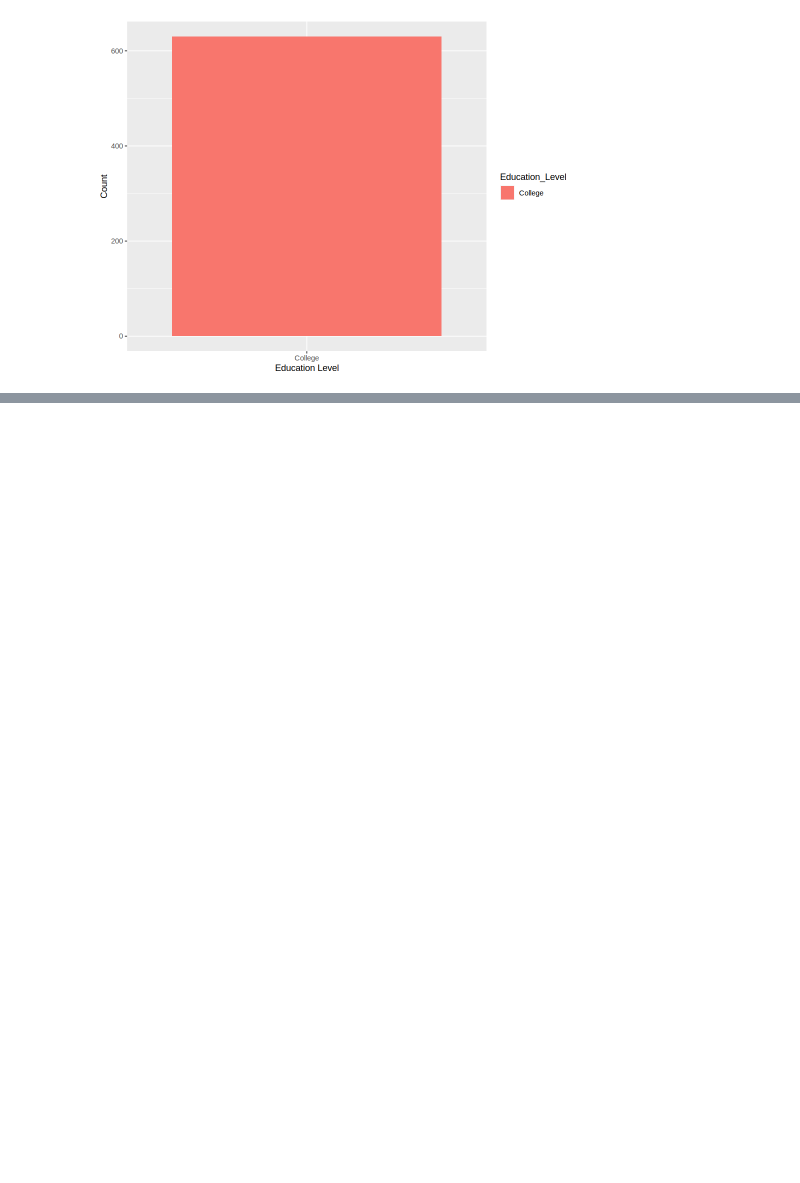
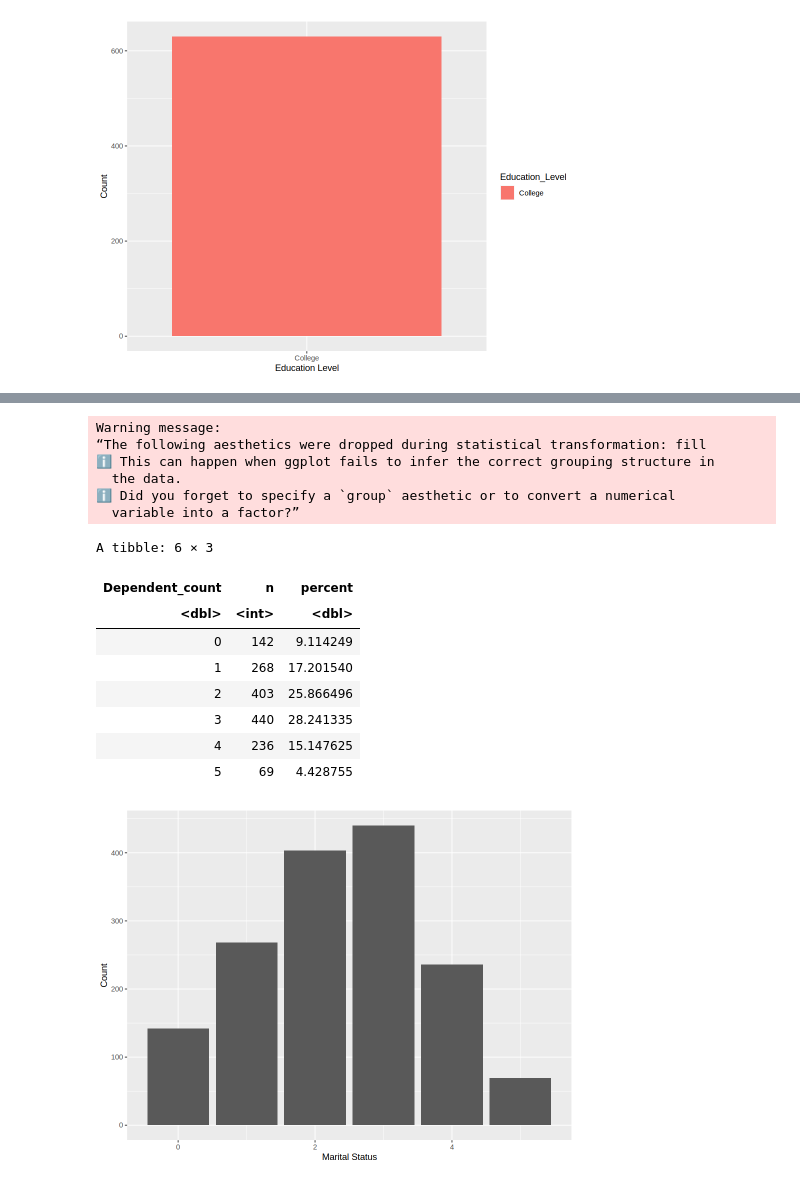
Before and after one commit to lanchiphamm/BOLT-Datathon, a Jupyter notebook: Untitled.ipynb, the cells around one changed output, grey strips where cells are left out. Cells and saved outputs as stored; diff of their text form; code cells hidden in the pictures; blank space fills up the shorter version.

```diff
--- a/Untitled.ipynb
+++ b/Untitled.ipynb
@@ -337,0 +437,29 @@ A tibble: 1 × 3
+# %%
+#Dependent Count
+ggplot(other_age_group, aes(x = Dependent_count, fill = Dependent_count)) +
+  geom_bar() +
+labs(x = "Marital Status", y = "Count")
+
+other_age_group_dependent_count <- other_age_group %>%
+    group_by(Dependent_count) %>%
+    summarise(n = n(),
+           percent = n / nrow(other_age_group) * 100)
+
+other_age_group_dependent_count
+# %% [output]
+Warning message:
+“The following aesthetics were dropped during statistical transformation: fill
+ℹ This can happen when ggplot fails to infer the correct grouping structure in
+  the data.
+ℹ Did you forget to specify a `group` aesthetic or to convert a numerical
+  variable into a factor?”
+A tibble: 6 × 3
+| Dependent_count | n | percent |
+| <dbl> | <int> | <dbl> |
+| 0 | 142 | 9.114249 |
+| 1 | 268 | 17.201540 |
+| 2 | 403 | 25.866496 |
+| 3 | 440 | 28.241335 |
+| 4 | 236 | 15.147625 |
+| 5 | 69 | 4.428755 |
+[figure, added]
```
Also changed, not shown: parts of 9 cells of this notebook.
